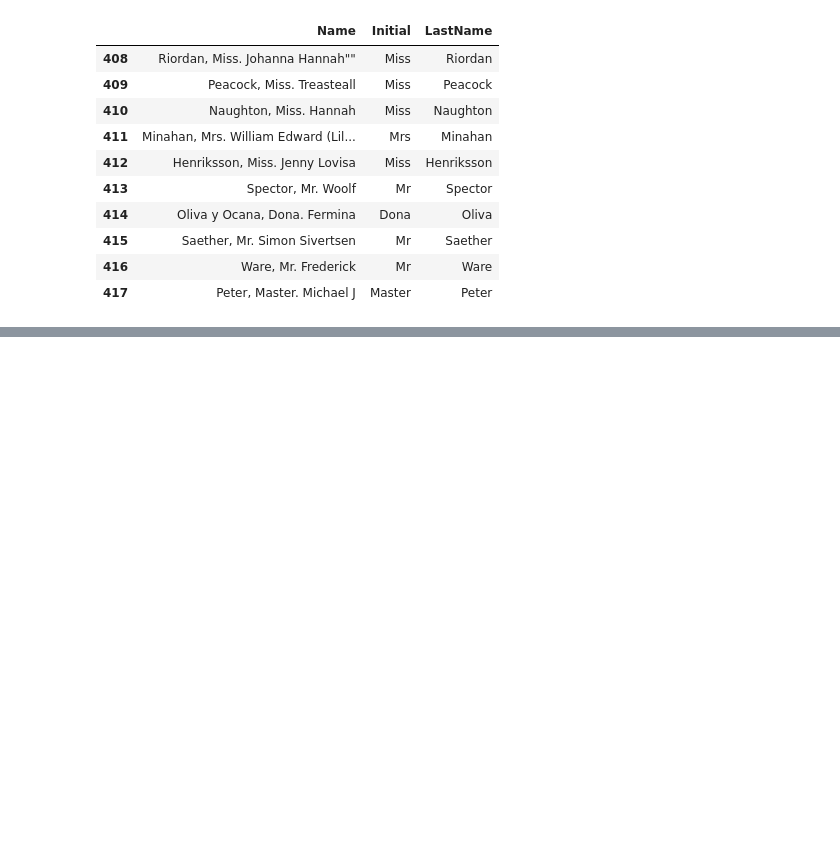
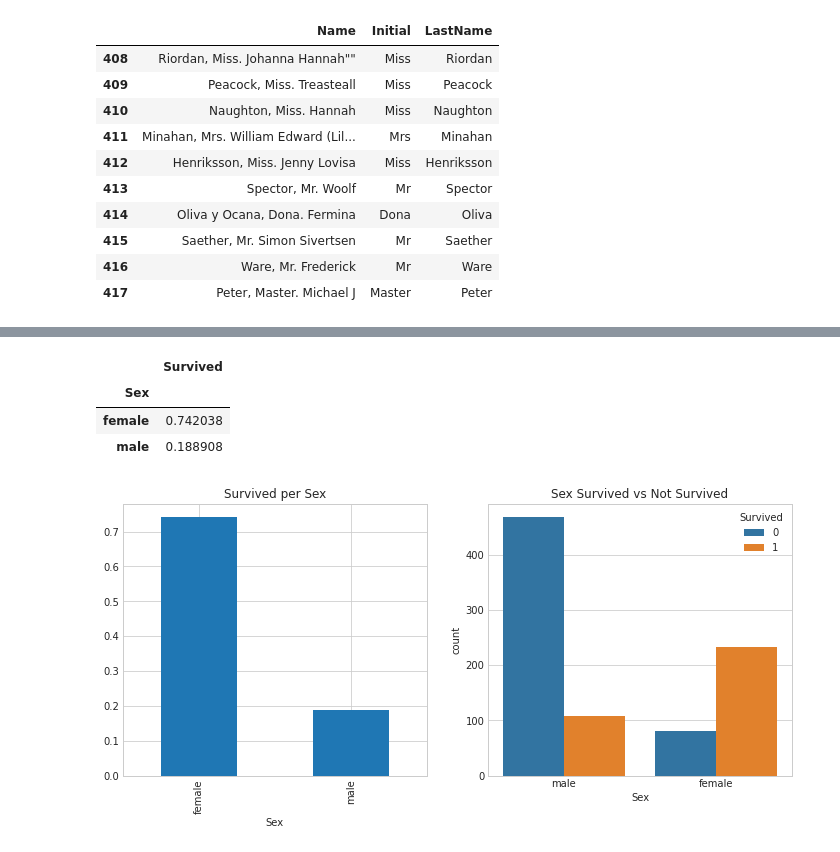
Before and after one commit to SoonKi-Eun/Kaggle, a Jupyter notebook: titanic-test-1.ipynb, the cells around one changed output, grey strips where cells are left out. Cells and saved outputs as stored; diff of their text form; code cells hidden in the pictures; blank space fills up the shorter version.

```diff
--- a/titanic-test-1.ipynb
+++ b/titanic-test-1.ipynb
@@ -363,0 +428,22 @@ temp[['Name' , 'Initial' , 'LastName' ]].tail(n = 10)
+# %%
+train[['Sex' , 'Survived']].groupby(['Sex']).mean()
+# %% [output]
+|  | Survived |
+| Sex |  |
+| female | 0.742038 |
+| male | 0.188908 |
+# %%
+def bag(col, target, title, title1):
+    f,ax=plt.subplots(1,2,figsize=(12,5))
+    train.groupby([col])[target].mean().plot(kind='bar', ax=ax[0])
+    ax[0].set_title(title)
+    sns.countplot(col, hue=target, data=train, ax=ax[1])
+    ax[1].set_title(title1)
+    plt.show()
+
+bag('Sex','Survived','Survived per Sex','Sex Survived vs Not Survived')
+# 여성이 상대적으로 생존율이 높음
+# 남성은 생존보다 사망율이 높음
+# 여성은 사망모다 생존율이 높음
+# %% [output]
+[figure, added]
```
Also changed, not shown: parts of 8 cells of this notebook.
